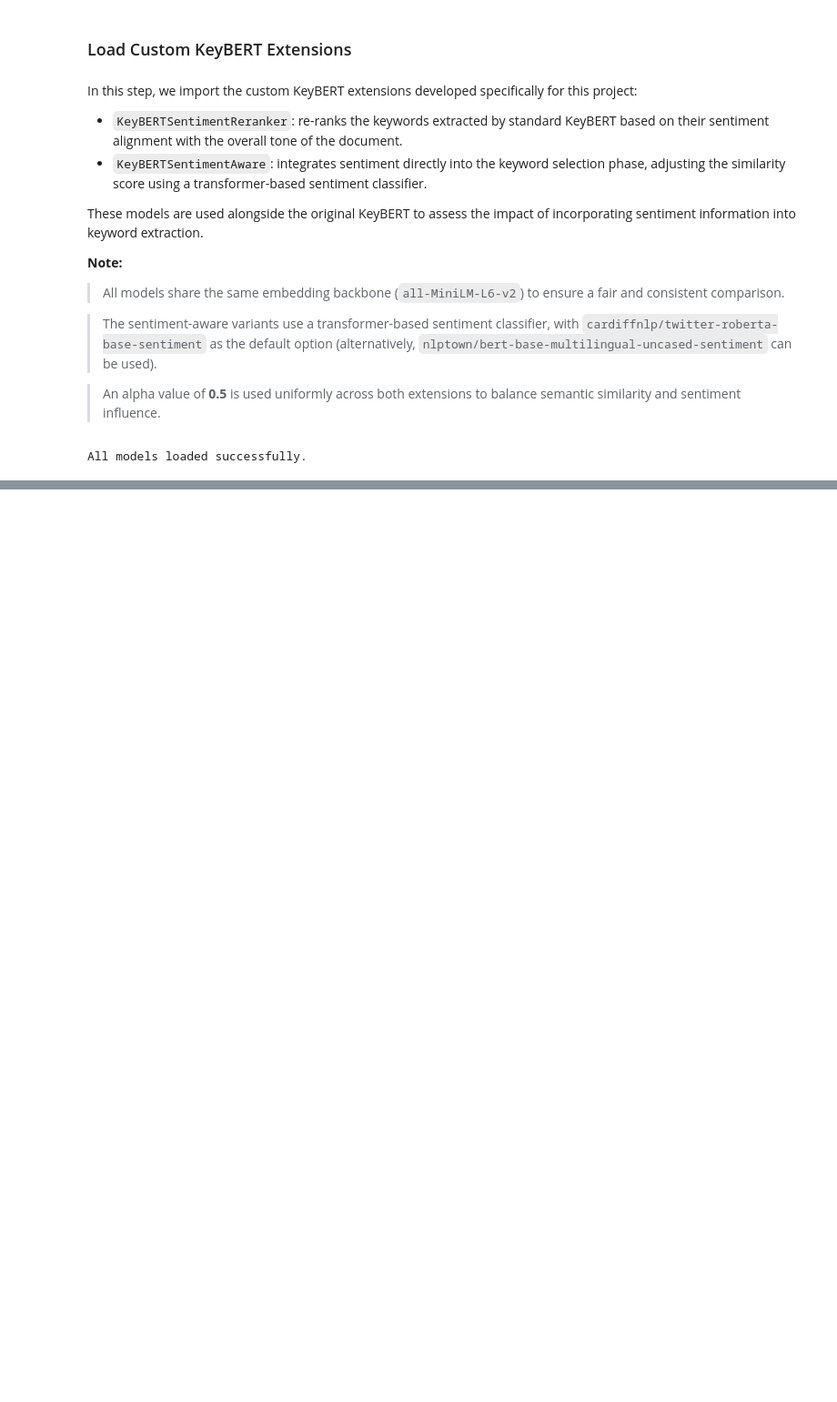
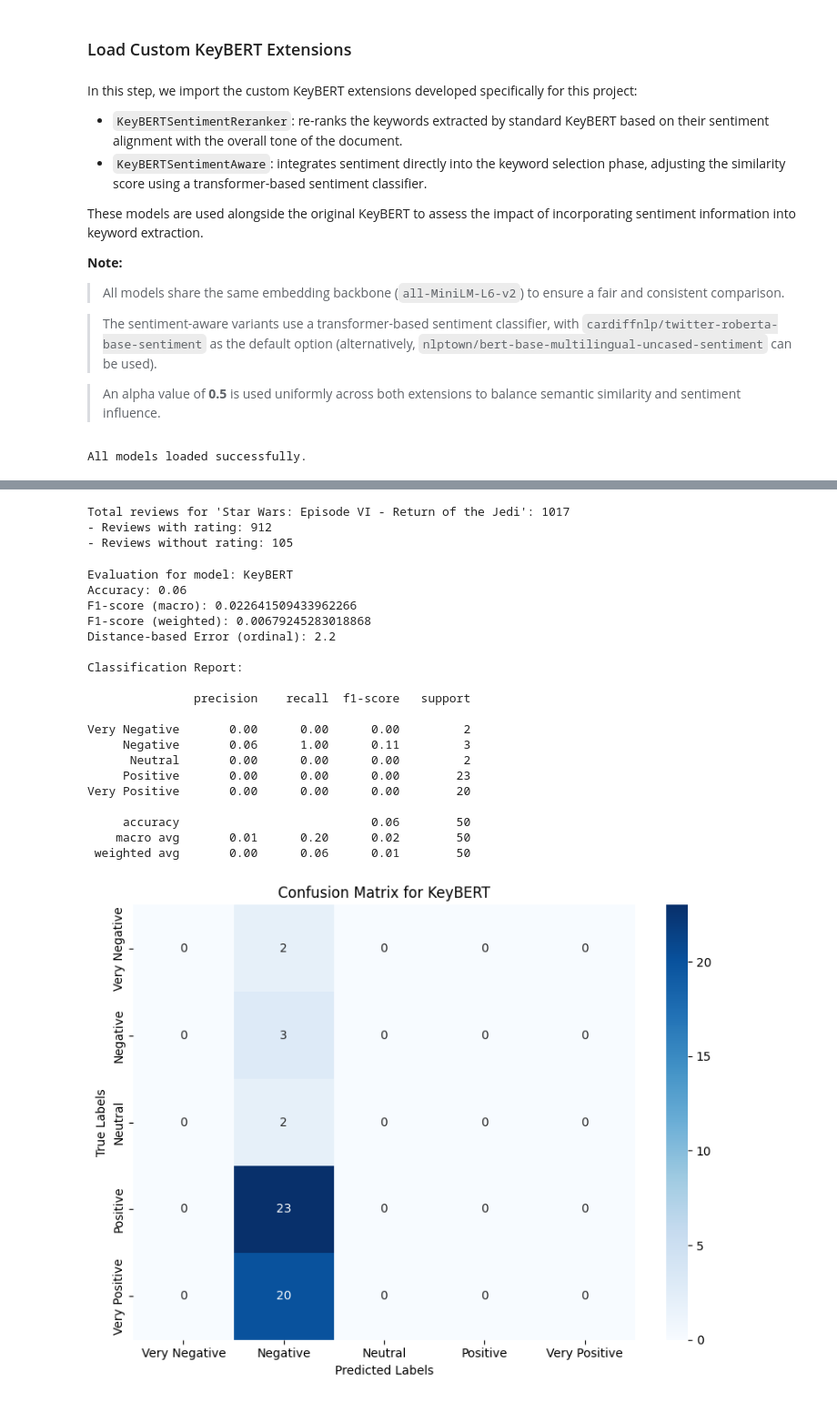
Before and after one commit to Manuele23/DNLP-KeyBert, a Jupyter notebook: SentimentAwareKeyBERT/model_evaluation/model_evaluation.ipynb, the cells around one changed output, grey strips where cells are left out. Shown at 91% size. Saved outputs shown, nothing was run; the diff lists cells and outputs as text; code cells hidden in the pictures; blank space fills up the shorter version.

Commit message:
Some evaluation (to be improved)

```diff
--- a/SentimentAwareKeyBERT/model_evaluation/model_evaluation.ipynb
+++ b/SentimentAwareKeyBERT/model_evaluation/model_evaluation.ipynb
@@ -368,0 +508,17 @@ KeyBERT (Baseline)
+# %%
+# Select specific film
+selected_film = "Star Wars: Episode VI - Return of the Jedi"
+film_df = sw_custom_df[sw_custom_df["Movie_Title"] == selected_film]
+
+# Separate reviews with and without rating
+with_rating_df = film_df[film_df["Rating"].notnull()]
+without_rating_df = film_df[film_df["Rating"].isnull()]
+
+# Summary
+print(f"Total reviews for '{selected_film}': {len(film_df)}")
+print(f"- Reviews with rating: {len(with_rating_df)}")
+print(f"- Reviews without rating: {len(without_rating_df)}")
+# %% [output]
+Total reviews for 'Star Wars: Episode VI - Return of the Jedi': 1017
+- Reviews with rating: 912
+- Reviews without rating: 105
@@ -368,0 +699,52 @@ KeyBERT (Baseline)
+# %%
+# Initialize the sentiment model
+import sys
+sys.path.append("../../SentimentAwareKeyBERT")
+
+from models.sentiment_model import SentimentModel  # Custom sentiment model class
+
+sentiment_model = SentimentModel("cardiffnlp/twitter-roberta-base-sentiment")
+
+# Testing with 3 models (initializad at the beginning):
+models = {
+    "KeyBERT": model_base,
+    "Reranker": model_reranker,
+    "SentimentAware": model_sentiment_aware
+}
+
+# Instantiate the sentiment model
+sentiment_model = SentimentModel("cardiffnlp/twitter-roberta-base-sentiment")
+
+# Execute the validation function
+validation_df = validate_models_on_reviews(
+    reviews_df=with_rating_df.sample(50, random_state=42), # Sample 50 reviews for validation
+    models_dict=models,
+    sentiment_model=sentiment_model,
+    top_n=5,
+    text_col="Processed_Review_Text",
+    rating_col="Rating"
+)
+# %%
+# Evaluate the results
+evaluate_validation_results(validation_df, true_col="True_Label", pred_col="Pred_Label", model_col="Model")
+# %% [output]
+Evaluation for model: KeyBERT
+Accuracy: 0.06
+F1-score (macro): 0.022641509433962266
+F1-score (weighted): 0.00679245283018868
+Distance-based Error (ordinal): 2.2
+
+Classification Report:
+
+               precision    recall  f1-score   support
+
+Very Negative       0.00      0.00      0.00         2
+     Negative       0.06      1.00      0.11         3
+      Neutral       0.00      0.00      0.00         2
+     Positive       0.00      0.00      0.00        23
+Very Positive       0.00      0.00      0.00        20
+
+     accuracy                           0.06        50
+    macro avg       0.01      0.20      0.02        50
+ weighted avg       0.00      0.06      0.01        50
+[figure, added]
```
Also changed, not shown: parts of 23 cells of this notebook, 4 other files.
